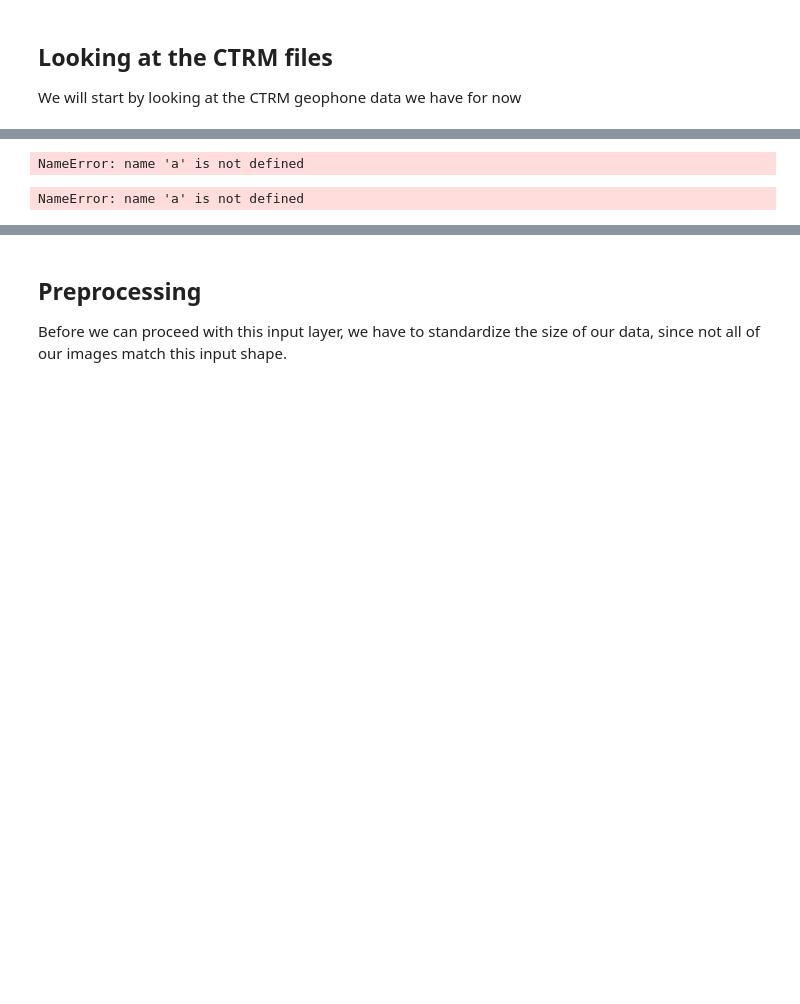
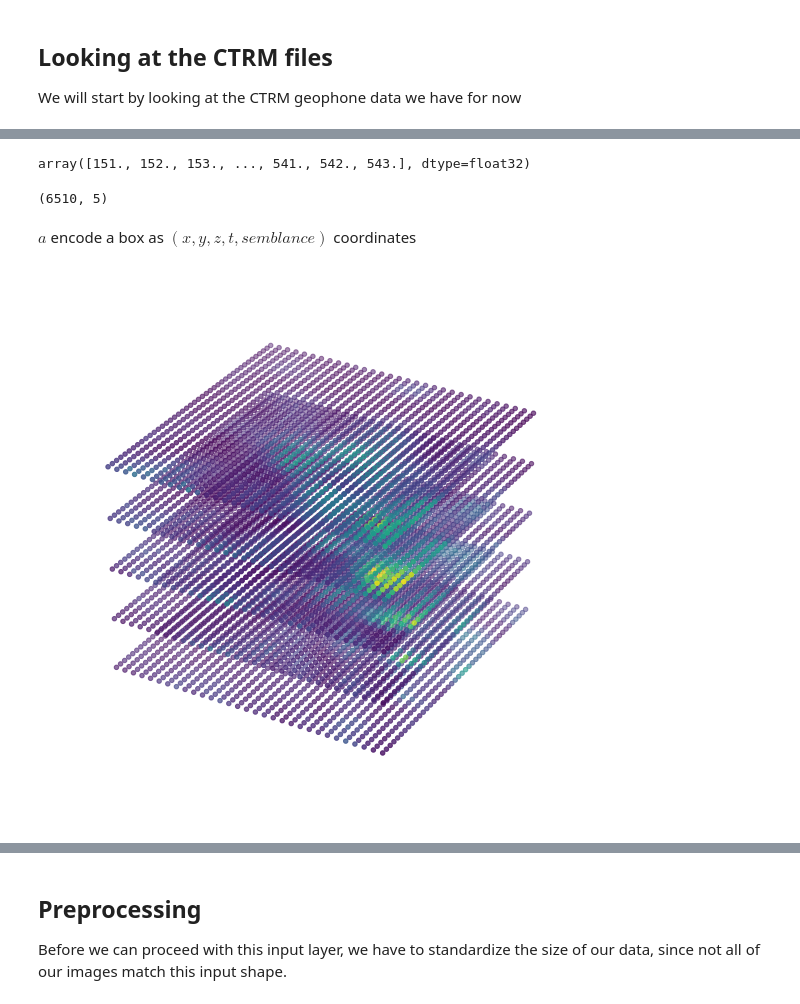
Before and after one commit to liorstov/ctrmPublic, a Jupyter notebook: notebooks/CTRM_test.ipynb, the cells around one changed output, grey strips where cells are left out. Drawn from its saved outputs; the diff is of its cells as text; code cells hidden in the pictures; blank space fills up the shorter version.

Commit message:
replacing notebook's usage of fabricated data, with CTRM data

```diff
--- a/notebooks/CTRM_test.ipynb
+++ b/notebooks/CTRM_test.ipynb
@@ -13,6 +13,6 @@ np.random.seed(SEED)
 
 We will start by looking at the CTRM geophone data we have for now
 # %%
-a = np.load("../projects/ctrm_project/lolbla.npy")
-da = np.load("../projects/ctrm_project/lolbla_deltas.npy")
+a = np.load("../LB_28ent.npy")
+a.shape
 # %% [output]
@@ -24,8 +20,21 @@ ls: cannot access '../projects/ctrm_project/': No such file or directory
-# %%
-a.shape, da.shape
-# %% [output]
-NameError: name 'a' is not defined
-# %%
-a
-# %% [output]
-NameError: name 'a' is not defined
+# %%
+a[:, 3]
+# %% [output]
+array([151., 152., 153., ..., 541., 542., 543.], dtype=float32)
+# %%
+b = a[a[:, 3] == 151.0]
+b.shape
+# %% [output]
+(6510, 5)
+# %% [markdown]
+$a$ encode a box as $(x, y, z, t, semblance)$ coordinates
+# %%
+fig = plt.figure(figsize=(10, 10))
+ax = plt.axes(projection='3d')
+
+ax.scatter(b[:, 0], b[:, 1], b[:, 2], c=b[:, 4])
+
+plt.axis('off')
+plt.show()
+# %% [output]
+[figure, added]
```
Also changed, not shown: parts of 9 cells of this notebook, 1 other file.
